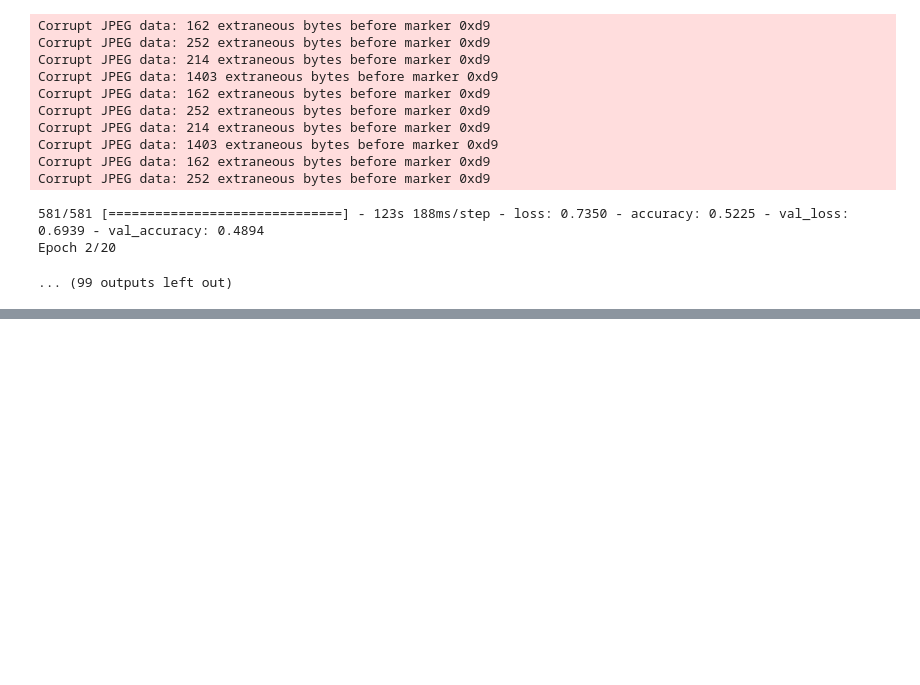
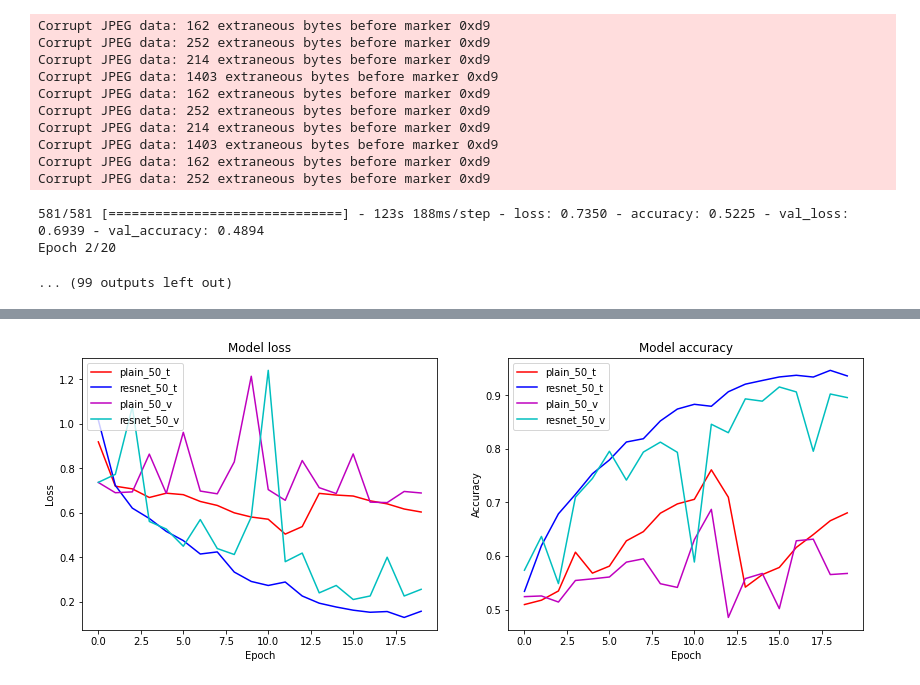
Before and after one commit to yengerche/AIFFEL_quest_rs, a Jupyter notebook: GoingDeeper/GD01/GD01.ipynb, the cells around one changed output, grey strips where cells are left out. Drawn from its saved outputs; the diff is of its cells as text; code cells hidden in the pictures; blank space fills up the shorter version.

```diff
--- a/GoingDeeper/GD01/GD01.ipynb
+++ b/GoingDeeper/GD01/GD01.ipynb
@@ -449,0 +451,3 @@ with open('history/history_plain_34.json', 'w') as f:
+# %%
+with open('history/history_plain_50.json', 'r') as f:
+    history_plain_50 = json.load(f)
@@ -449,0 +479,25 @@ with open('history/history_plain_34.json', 'w') as f:
+# %%
+plt.figure(figsize=(14, 5))
+
+plt.subplot(121)
+plt.plot(history_plain_50['loss'], 'r')
+plt.plot(history_resnet_50['loss'], 'b')
+plt.plot(history_plain_50['val_loss'], 'm')
+plt.plot(history_resnet_50['val_loss'], 'c')
+plt.title('Model loss')
+plt.ylabel('Loss')
+plt.xlabel('Epoch')
+plt.legend(['plain_50_t', 'resnet_50_t', 'plain_50_v', 'resnet_50_v'], loc='upper left')
+
+plt.subplot(122)
+plt.plot(history_plain_50['accuracy'], 'r')
+plt.plot(history_resnet_50['accuracy'], 'b')
+plt.plot(history_plain_50['val_accuracy'], 'm')
+plt.plot(history_resnet_50['val_accuracy'], 'c')
+plt.title('Model accuracy')
+plt.ylabel('Accuracy')
+plt.xlabel('Epoch')
+plt.legend(['plain_50_t', 'resnet_50_t', 'plain_50_v', 'resnet_50_v'], loc='upper left')
+plt.show()
+# %% [output]
+[figure, added]
```
Also changed, not shown: parts of 14 cells of this notebook.
